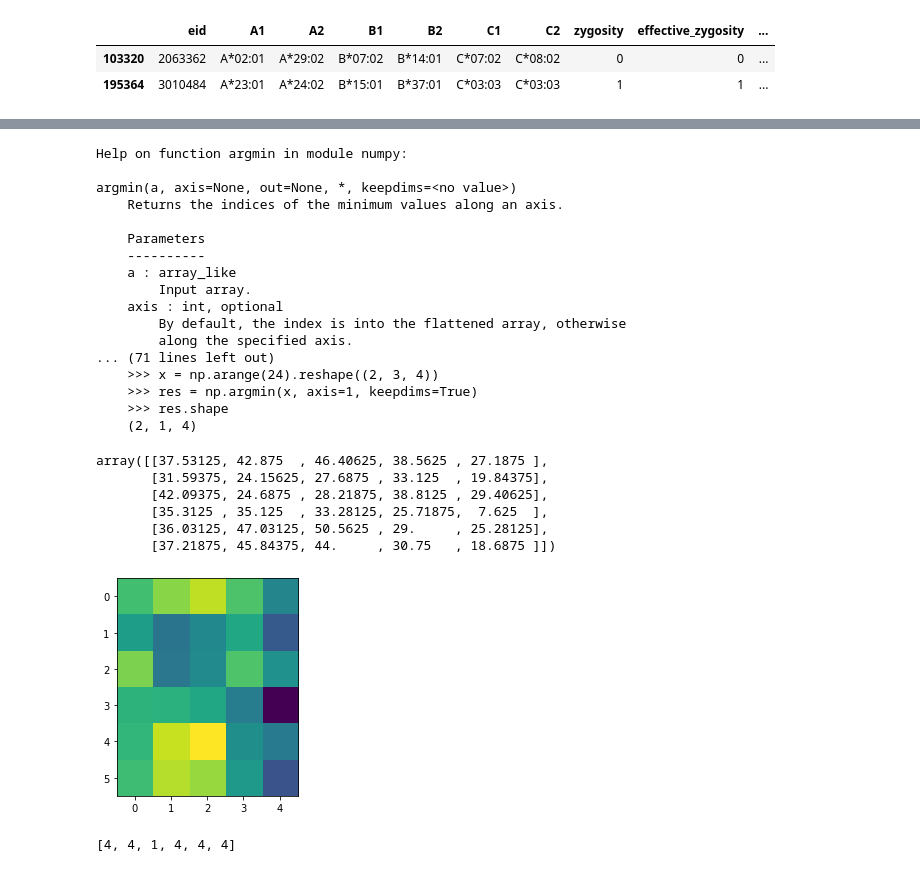
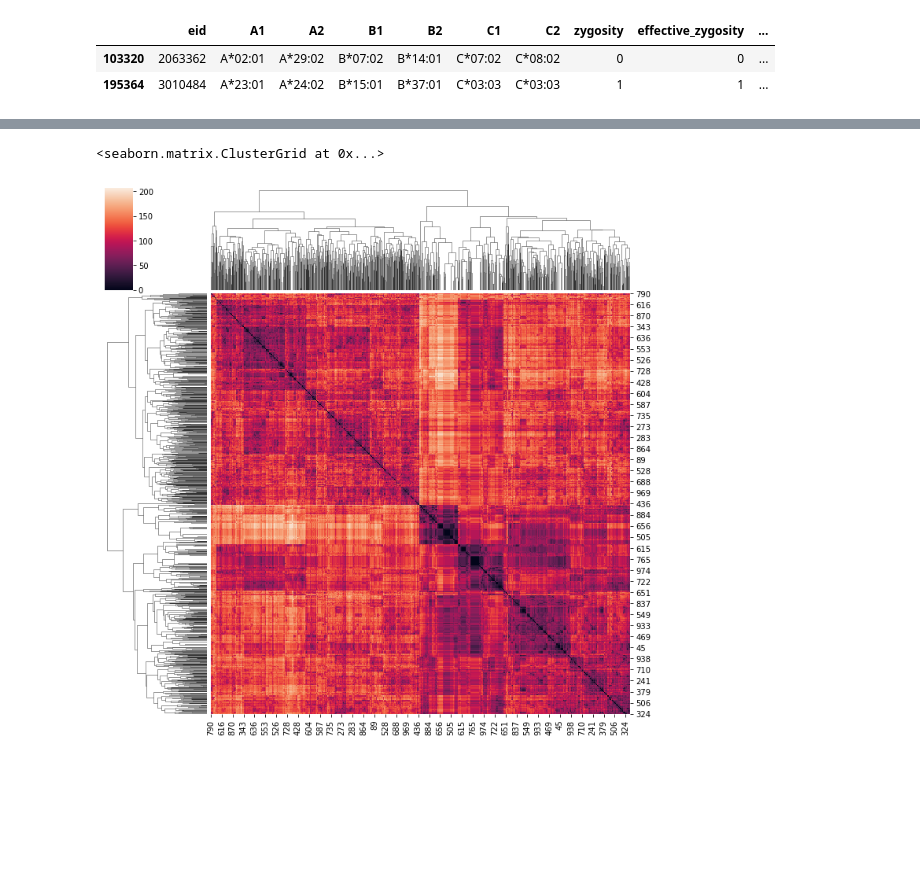
Before and after one commit to cole-khamnei/HLA_genotyping_associations, a Jupyter notebook: notebooks/HLA_EDA.ipynb, the cells around one changed output, grey strips where cells are left out. Drawn from its saved outputs; the diff is of its cells as text; code cells hidden in the pictures; blank space fills up the shorter version.

```diff
--- a/notebooks/HLA_EDA.ipynb
+++ b/notebooks/HLA_EDA.ipynb
@@ -115,5 +121,5 @@ grantham_distance = gd.GranthamDistance(gd.GRANTHAM_DISTANCE_MATRIX_PATH)
 # %%
-data = HLA_alleles.sample(100, random_state=1).copy(deep=True)
+data = HLA_alleles.sample(1000, random_state=1).copy(deep=True)
 # %%
 HLA_allele_columns = ["A1", "A2", "B1", "B2", "C1", "C2"]
 HLA_allele_sequence_columns = []
@@ -130,5 +136,14 @@ data.iloc[:2]
 | 103320 | 2063362 | A*02:01 | A*29:02 | B*07:02 | B*14:01 | C*07:02 | C*08:02 | 0 | 0 | ... |
 | 195364 | 3010484 | A*23:01 | A*24:02 | B*15:01 | B*37:01 | C*03:03 | C*03:03 | 1 | 1 | ... |
 # %%
-p1 = np.unique(HLA_dict[ex_p[0]])
-p2 = np.unique(HLA_dict[ex_p[1]])
+p1 = HLA_dict[ex_p[0]]
+p2 = HLA_dict[ex_p[1]]
+
+
+def grantham_linkage(p1, p2):
+    """"""
+    inter_person_distances = np.array([[grantham_distance.sequence_pair_distance(seq_1, seq_2) for seq_2 in p2]for seq_1 in p1])
+    row_ind, col_ind = linear_sum_assignment(inter_person_distances)
+    return inter_person_distances[row_ind, col_ind].sum()
+
+grantham_linkage(p1, p1)
@@ -153,38 +152,20 @@ array([[37.53125, 42.875  , 46.40625, 38.5625 , 27.1875 ],
-# %%
-help(np.argmin)
-# %% [output]
-Help on function argmin in module numpy:
-
-argmin(a, axis=None, out=None, *, keepdims=<no value>)
-    Returns the indices of the minimum values along an axis.
-
-    Parameters
-    ----------
-    a : array_like
-        Input array.
-    axis : int, optional
-        By default, the index is into the flattened array, otherwise
-        along the specified axis.
-... (71 lines left out)
-    >>> x = np.arange(24).reshape((2, 3, 4))
-    >>> res = np.argmin(x, axis=1, keepdims=True)
-    >>> res.shape
-    (2, 1, 4)
-# %%
-inter_person_distances = np.array([[grantham_distance.sequence_pair_distance(seq_1, seq_2) for seq_2 in p2]for seq_1 in p1])
-
-plt.imshow(inter_person_distances)
-inter_person_distances
-# %% [output]
-array([[37.53125, 42.875  , 46.40625, 38.5625 , 27.1875 ],
-       [31.59375, 24.15625, 27.6875 , 33.125  , 19.84375],
-       [42.09375, 24.6875 , 28.21875, 38.8125 , 29.40625],
-       [35.3125 , 35.125  , 33.28125, 25.71875,  7.625  ],
-       [36.03125, 47.03125, 50.5625 , 29.     , 25.28125],
-       [37.21875, 45.84375, 44.     , 30.75   , 18.6875 ]])
-[figure, removed]
-# %%
-seq_1 = p1[0]
-[np.argmin([grantham_distance.sequence_pair_distance(seq_1, seq_2) for seq_2 in p2]) for seq_1 in p1]
-# %% [output]
-[4, 4, 1, 4, 4, 4]
+# %%
+def create_grantham_linkage_map(HLA_dict: dict) -> np.ndarray:
+    """"""
+    linkage_map = np.zeros((len(HLA_dict), len(HLA_dict)))
+
+    pbar = tqdm(total=len(HLA_dict) ** 2, unit=" grantham linkage", desc="Creating grathan linkage map")
+    for i, p1 in enumerate(HLA_dict.values()):
+        for j, p2 in enumerate(HLA_dict.values()):
+            linkage_map[i, j] = grantham_linkage(p1, p2)
+            pbar.update(1)
+
+    pbar.close()
+    return linkage_map
+
+linkage_map = create_grantham_linkage_map(HLA_dict)
+# %%
+sns.clustermap(linkage_map)
+# %% [output]
+<seaborn.matrix.ClusterGrid at 0x...>
+[figure, added]
```
Also changed, not shown: parts of 9 cells of this notebook, 13 other files.
